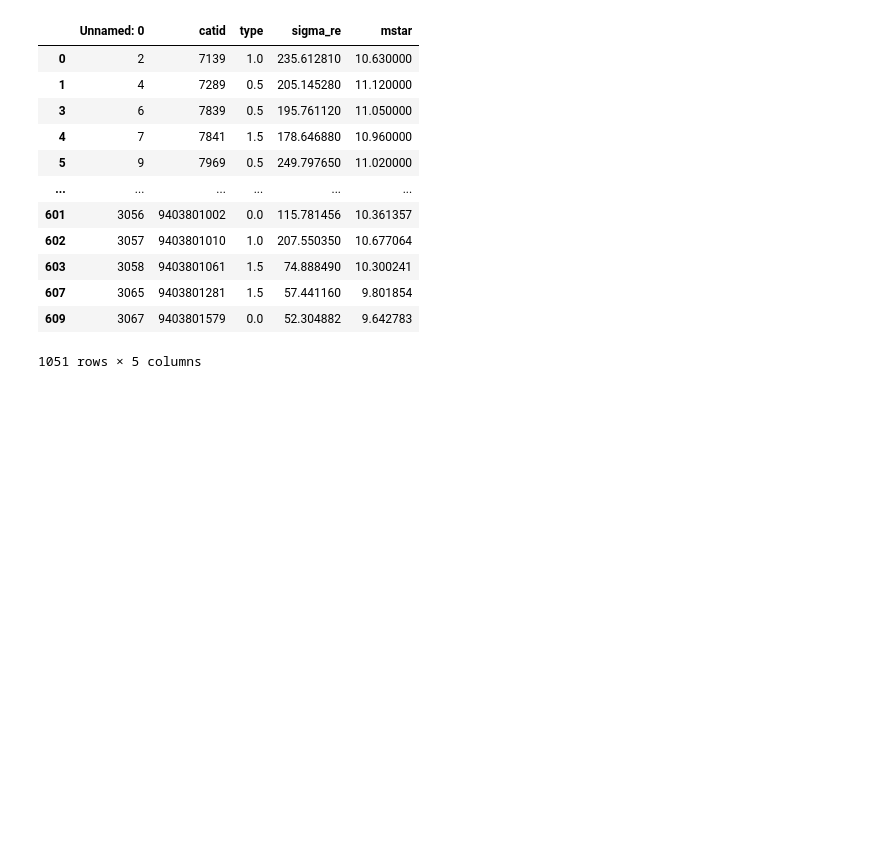
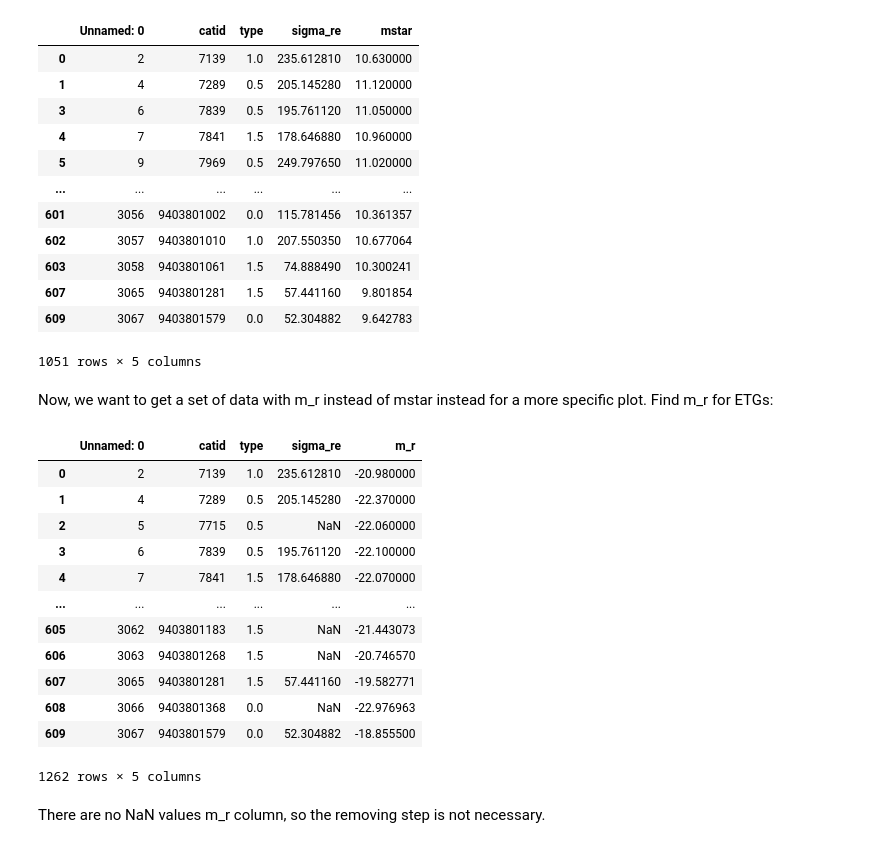
Before and after one commit to lina-pp/PHYS3116_Group3, a Jupyter notebook: sort1.5.ipynb, the cells around one changed output. Drawn from its saved outputs; the diff is of its cells as text; code cells hidden in the pictures; blank space fills up the shorter version.

```diff
--- a/sort1.5.ipynb
+++ b/sort1.5.ipynb
@@ -115,3 +115,26 @@ etg_sigma_mstar_cleaned = etg_sigma_mstar.dropna(subset=['sigma_re'])
 1051 rows × 5 columns
 # %%
 np.savetxt('cleaned_data.txt', etg_sigma_mstar_cleaned, delimiter=' ', newline='\n', header='', footer='', comments='# ', encoding=None)
+# %% [markdown]
+Now, we want to get a set of data with m_r instead of mstar instead for a more specific plot. Find m_r for ETGs:
+# %%
+catgama_m_r = pd.merge(etg_sigma, catgama[['catid','m_r']], on='catid')
+catclusters_m_r = pd.merge(etg_sigma, catclusters[['catid','m_r']], on='catid')
+etg_sigma_m_r = pd.concat([catgama_m_r, catclusters_m_r])
+(etg_sigma_m_r)
+# %% [output]
+|  | Unnamed: 0 | catid | type | sigma_re | m_r |
+| 0 | 2 | 7139 | 1.0 | 235.612810 | -20.980000 |
+| 1 | 4 | 7289 | 0.5 | 205.145280 | -22.370000 |
+| 2 | 5 | 7715 | 0.5 | NaN | -22.060000 |
+| 3 | 6 | 7839 | 0.5 | 195.761120 | -22.100000 |
+| 4 | 7 | 7841 | 1.5 | 178.646880 | -22.070000 |
+| ... | ... | ... | ... | ... | ... |
+| 605 | 3062 | 9403801183 | 1.5 | NaN | -21.443073 |
+| 606 | 3063 | 9403801268 | 1.5 | NaN | -20.746570 |
+| 607 | 3065 | 9403801281 | 1.5 | 57.441160 | -19.582771 |
+| 608 | 3066 | 9403801368 | 0.0 | NaN | -22.976963 |
+| 609 | 3067 | 9403801579 | 0.0 | 52.304882 | -18.855500 |
+1262 rows × 5 columns
+# %% [markdown]
+There are no NaN values m_r column, so the removing step is not necessary.
```
Also changed, not shown: parts of 1 cell of this notebook, 2 other files.
